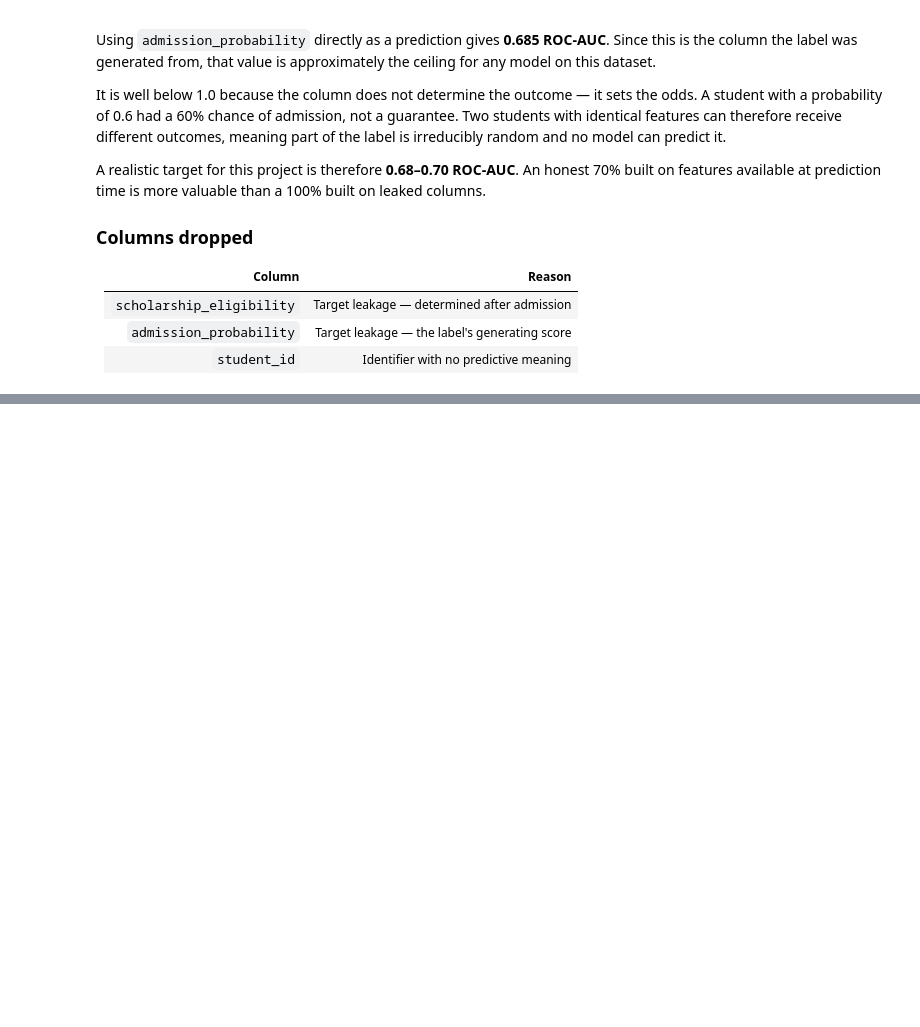
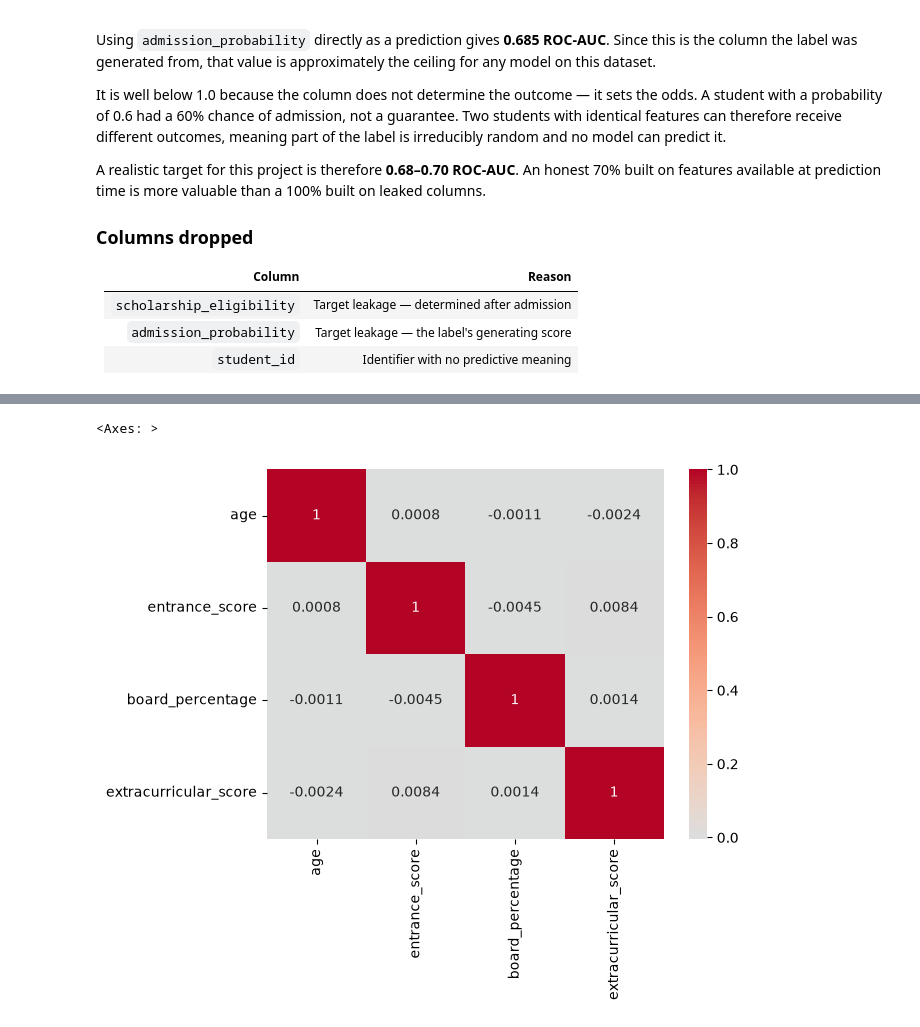
Before and after one commit to Jatin15012/college-admission-mlflow, a Jupyter notebook: notebooks/01_eda.ipynb, the cells around one changed output, grey strips where cells are left out. Drawn from its saved outputs; the diff is of its cells as text; code cells hidden in the pictures; blank space fills up the shorter version.

```diff
--- a/notebooks/01_eda.ipynb
+++ b/notebooks/01_eda.ipynb
@@ -160,0 +225,6 @@ columns.
+# %%
+num_cols = ['age', 'entrance_score', 'board_percentage', 'extracurricular_score']
+sns.heatmap(df[num_cols].corr(), annot=True, cmap='coolwarm', center=0)
+# %% [output]
+<Axes: >
+[figure, added]
```
Also changed, not shown: parts of 4 cells of this notebook.
